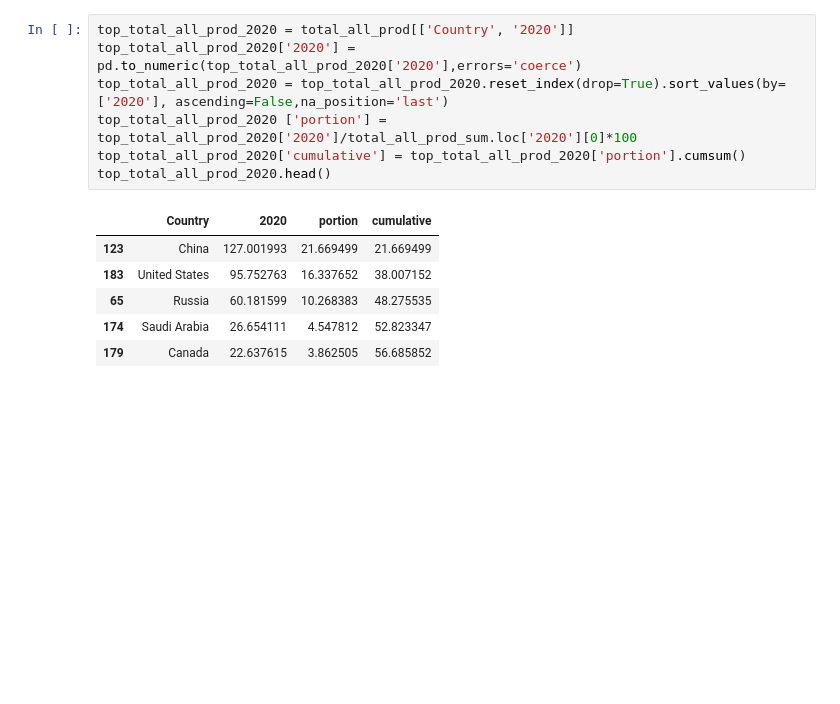
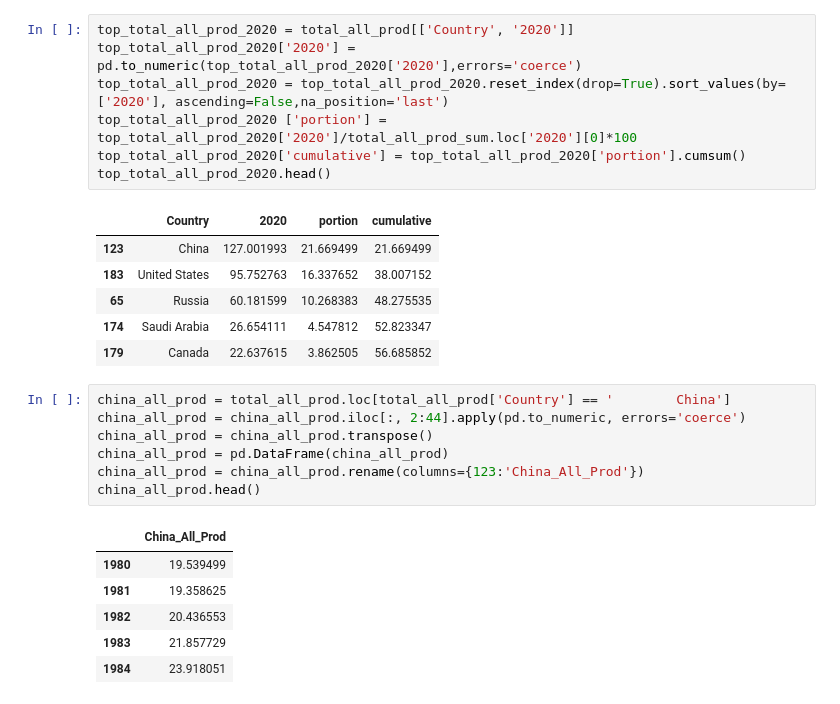
Before and after one commit to lurza/World-Energy-Analysis-main, a Jupyter notebook: Energy_Con_Prod.ipynb, the cells around one changed output. Cells and saved outputs as stored; diff of their text form; blank space fills up the shorter version.

Commit message:
china analysis

```diff
--- a/Energy_Con_Prod.ipynb
+++ b/Energy_Con_Prod.ipynb
@@ -5650,3 +5653,17 @@ top_total_all_prod_2020.head()
 | 65 | Russia | 60.181599 | 10.268383 | 48.275535 |
 | 174 | Saudi Arabia | 26.654111 | 4.547812 | 52.823347 |
 | 179 | Canada | 22.637615 | 3.862505 | 56.685852 |
+# %%
+china_all_prod = total_all_prod.loc[total_all_prod['Country'] == '        China']
+china_all_prod = china_all_prod.iloc[:, 2:44].apply(pd.to_numeric, errors='coerce')
+china_all_prod = china_all_prod.transpose()
+china_all_prod = pd.DataFrame(china_all_prod)
+china_all_prod = china_all_prod.rename(columns={123:'China_All_Prod'})
+china_all_prod.head()
+# %% [output]
+|  | China_All_Prod |
+| 1980 | 19.539499 |
+| 1981 | 19.358625 |
+| 1982 | 20.436553 |
+| 1983 | 21.857729 |
+| 1984 | 23.918051 |
```
Also changed, not shown: parts of 2 cells of this notebook.
